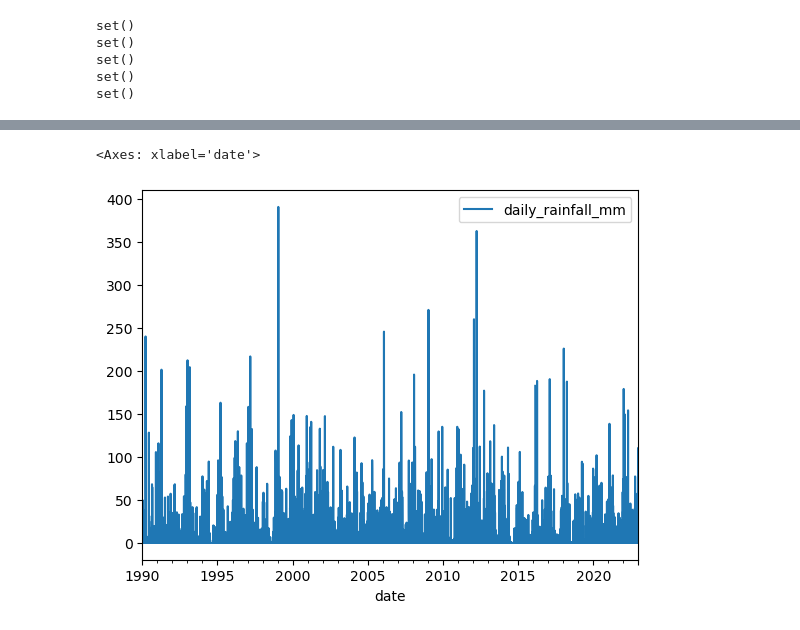
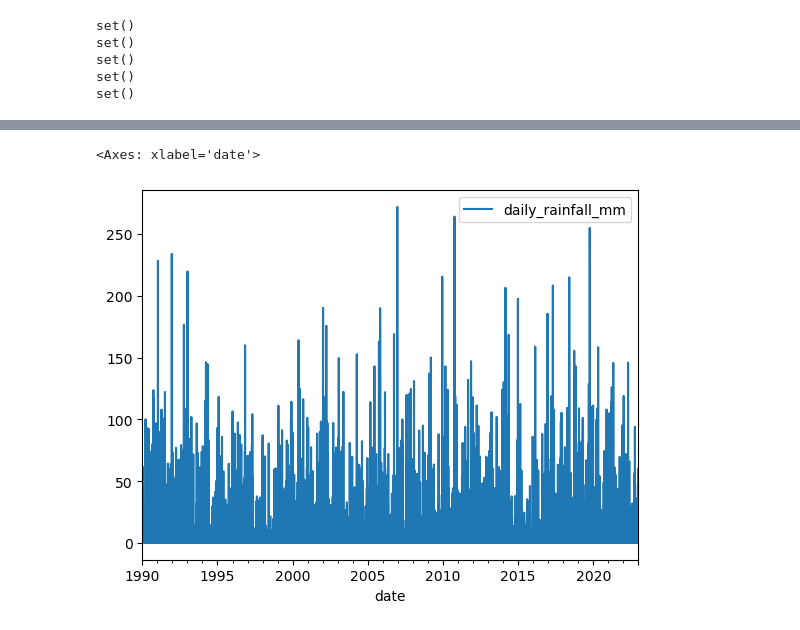
Before and after one commit to 21centuryweather/hk25-AusNode-ExtremePrecipitation, a Jupyter notebook: Code/f_clean_daily.ipynb, the cells around one changed output, grey strips where cells are left out. Saved outputs shown, nothing was run; the diff lists cells and outputs as text; code cells hidden in the pictures.

Commit message:
Updated code and added data for all weather stations

```diff
--- a/Code/f_clean_daily.ipynb
+++ b/Code/f_clean_daily.ipynb
@@ -98,13 +57,0 @@ def splitting_accumulation(data):
-# %%
-# EDIT depending on whether accumulation function is used
-
-print("Suva:")
-suva_data = splitting_accumulation(suva_data)
-print("Lautoka:")
-lautoka_data = splitting_accumulation(lautoka_data)
-print("Savusavu airport:")
-savusavu_airport_data = splitting_accumulation(savusavu_airport_data)
-print("Labasa airport:")
-labasa_airport_data = splitting_accumulation(labasa_airport_data)
-print("Penang:")
-penang_data = splitting_accumulation(penang_data)
@@ -129 +58,8 @@ Name: daily_rainfall_mm, dtype: bool
+# %%
+# For data points with a multi-day accumulation period, replace their inputs with NaN values
+suva_data.loc[(suva_data.accumulation_period_days > 1), "daily_rainfall_mm"] = np.nan
+lautoka_data.loc[(lautoka_data.accumulation_period_days > 1), "daily_rainfall_mm"] = np.nan
+savusavu_airport_data.loc[(savusavu_airport_data.accumulation_period_days > 1), "daily_rainfall_mm"] = np.nan
+labasa_airport_data.loc[(labasa_airport_data.accumulation_period_days > 1), "daily_rainfall_mm"] = np.nan
+penang_data.loc[(penang_data.accumulation_period_days > 1), "daily_rainfall_mm"] = np.nan
 # %%
@@ -182,5 +206,5 @@ suva_data
 # %%
-lautoka_data.plot('date', 'daily_rainfall_mm')
+suva_data.plot('date', 'daily_rainfall_mm')
 # %% [output]
 <Axes: xlabel='date'>
-[figure, old version]
+[figure, new version]
```
Also changed, not shown: parts of 22 cells of this notebook, 5 other files.
